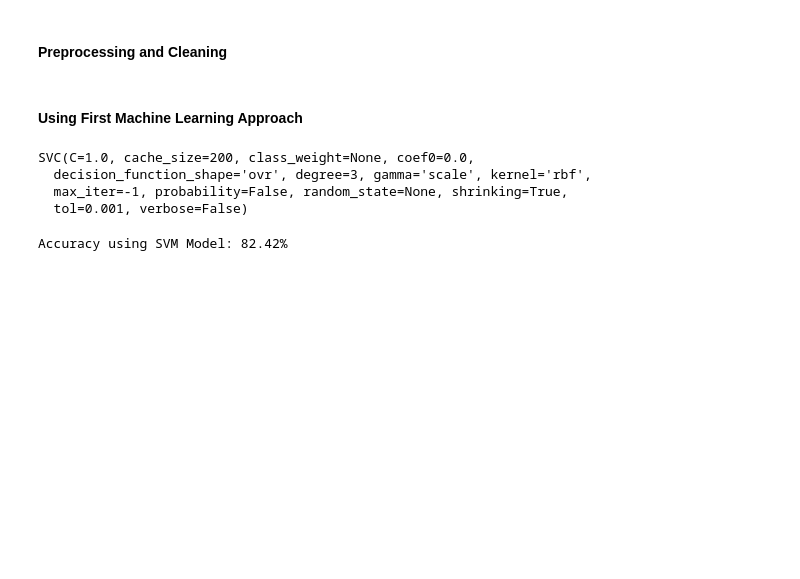
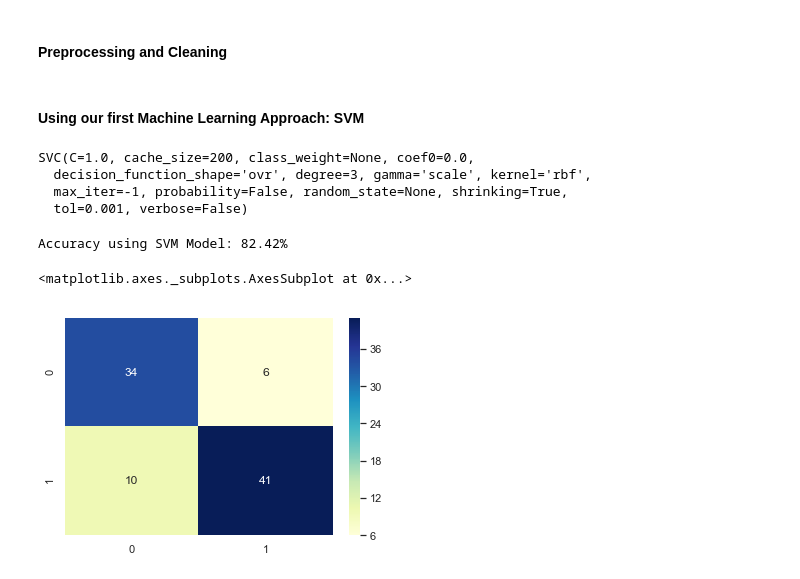
Before and after one commit to chauhan-nitin/UCI_HeartDisease, a Jupyter notebook: heartdisease.ipynb, the cells around one changed output. Saved outputs shown, nothing was run; the diff lists cells and outputs as text; code cells hidden in the pictures; blank space fills up the shorter version.

```diff
--- a/heartdisease.ipynb
+++ b/heartdisease.ipynb
@@ -223,7 +223,7 @@ X_train = pd.DataFrame(X_train_scaled)
 X_test_scaled = scaler.transform(X_test)
 X_test = pd.DataFrame(X_test_scaled)
 # %% [markdown]
-#### Using  First Machine Learning Approach
+#### Using  our first Machine Learning Approach: SVM
 # %%
 # Start with Support Vector Machine for Binary Classification
 from sklearn import svm
@@ -241,6 +241,12 @@ predict1 = clf.predict(X_test)
 # %%
 # Compare the predicted target labels with Y_test
 from sklearn.metrics import accuracy_score,confusion_matrix
 print("Accuracy using SVM Model: {:.2f}%".format(accuracy_score(Y_test,predict1)*100))
+# assign cnf_matrix with result of confusion_matrix array
+cnf_matrix = confusion_matrix(Y_test,predict1)
+#create a heat map
+sns.heatmap(pd.DataFrame(cnf_matrix), annot = True, cmap = 'YlGnBu', fmt = 'd')
 # %% [output]
 Accuracy using SVM Model: 82.42%
+<matplotlib.axes._subplots.AxesSubplot at 0x...>
+[figure, added]
```
Also changed, not shown: parts of 1 cell of this notebook.
